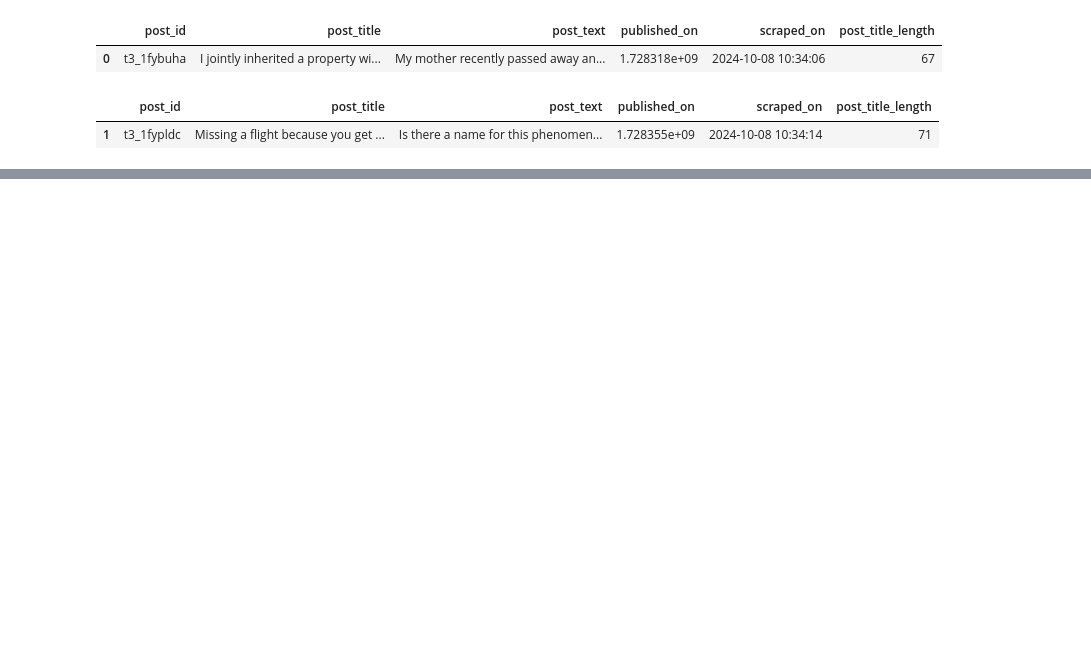
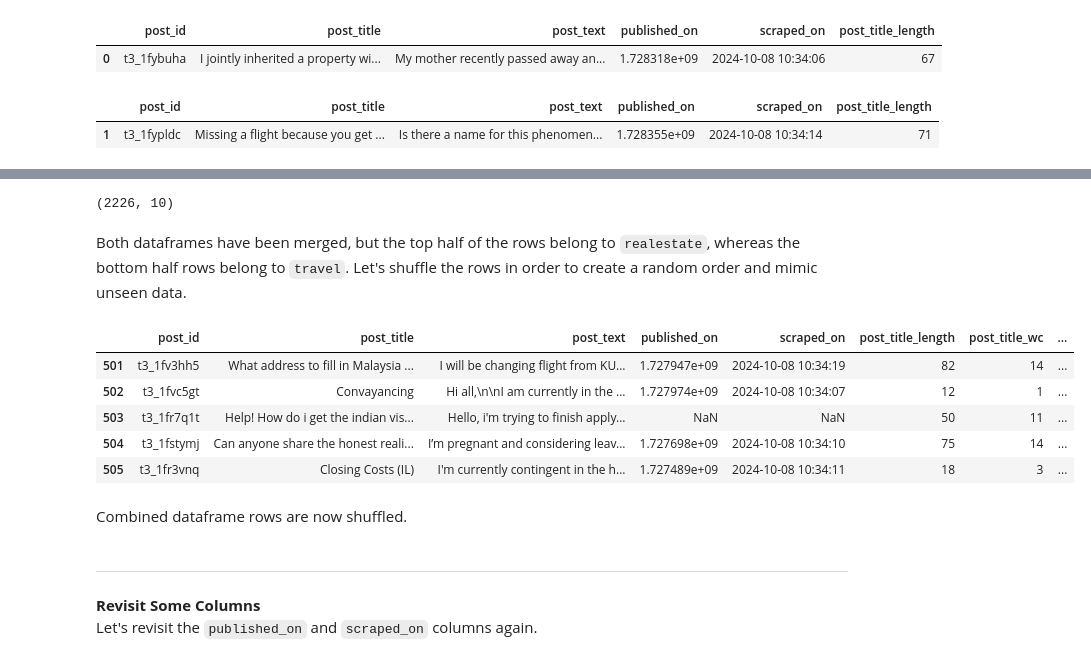
Before and after one commit to fuegoulloa/reddit-NLP-classification, a Jupyter notebook: code/01_Intro_and_Cleaning.ipynb, the cells around one changed output, grey strips where cells are left out. Saved outputs shown, nothing was run; the diff lists cells and outputs as text; code cells hidden in the pictures; blank space fills up the shorter version.

Commit message:
data cleanup complete

```diff
--- a/code/01_Intro_and_Cleaning.ipynb
+++ b/code/01_Intro_and_Cleaning.ipynb
@@ -243,0 +290,4 @@ travel.head(1)
+# %%
+# count words on each title and store in new col
+realestate['post_text_wc'] = realestate['post_text'].map(lambda x: len(x.split(' ')))
+travel['post_text_wc'] = travel['post_text'].map(lambda x: len(x.split(' ')))
@@ -243,0 +317,4 @@ travel.head(1)
+# %%
+# add topic col to both DFs
+realestate['topic'] = 0
+travel['topic'] = 1
@@ -243,0 +339,30 @@ travel.head(1)
+# %%
+# merge DFs
+reddit = pd.concat([realestate, travel], ignore_index = True)
+
+# confirm shape
+reddit.shape
+# %% [output]
+(2226, 10)
+# %% [markdown]
+Both dataframes have been merged, but the top half of the rows belong to `realestate`, whereas the bottom half rows belong to `travel`. Let's shuffle the rows in order to create a random order and mimic unseen data.
+# %%
+# shuffle rows in new DF
+# source: https://stackoverflow.com/questions/29576430/shuffle-dataframe-rows
+reddit = reddit.sample(frac = 1).reset_index(drop = True)
+# %%
+# take a look at a sample slice
+reddit.loc[501:505,:]
+# %% [output]
+|  | post_id | post_title | post_text | published_on | scraped_on | post_title_length | post_title_wc | ... |
+| 501 | t3_1fv3hh5 | What address to fill in Malaysia ... | I will be changing flight from KU... | 1.727947e+09 | 2024-10-08 10:34:19 | 82 | 14 | ... |
+| 502 | t3_1fvc5gt | Convayancing | Hi all,\n\nI am currently in the ... | 1.727974e+09 | 2024-10-08 10:34:07 | 12 | 1 | ... |
+| 503 | t3_1fr7q1t | Help! How do i get the indian vis... | Hello, i'm trying to finish apply... | NaN | NaN | 50 | 11 | ... |
+| 504 | t3_1fstymj | Can anyone share the honest reali... | I’m pregnant and considering leav... | 1.727698e+09 | 2024-10-08 10:34:10 | 75 | 14 | ... |
+| 505 | t3_1fr3vnq | Closing Costs (IL) | I'm currently contingent in the h... | 1.727489e+09 | 2024-10-08 10:34:11 | 18 | 3 | ... |
+# %% [markdown]
+Combined dataframe rows are now shuffled.
+# %% [markdown]
+----
+**Revisit Some Columns**<br>
+Let's revisit the `published_on` and `scraped_on` columns again.
```
Also changed, not shown: parts of 38 cells of this notebook.
